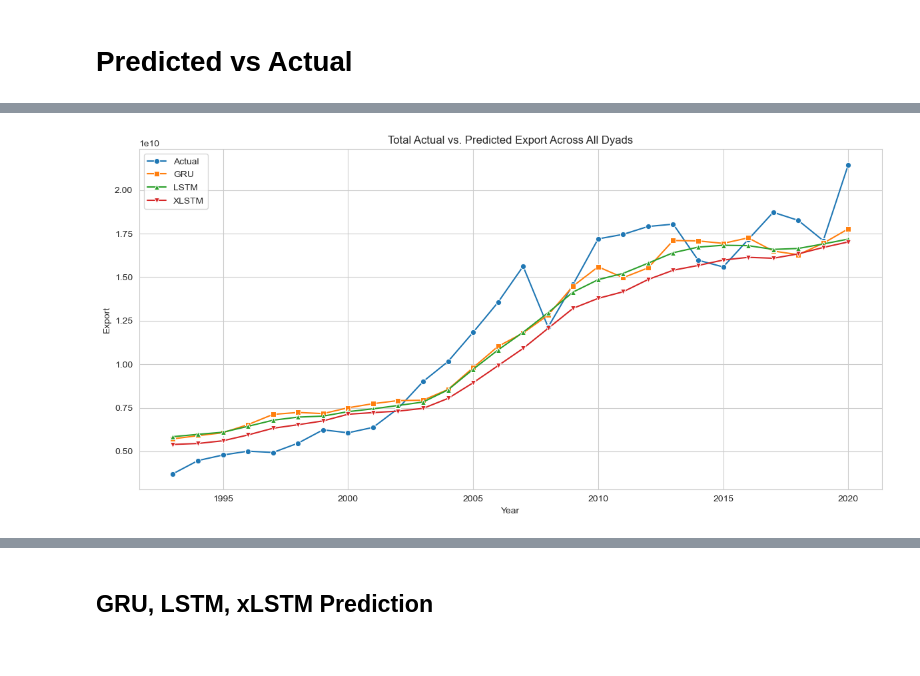
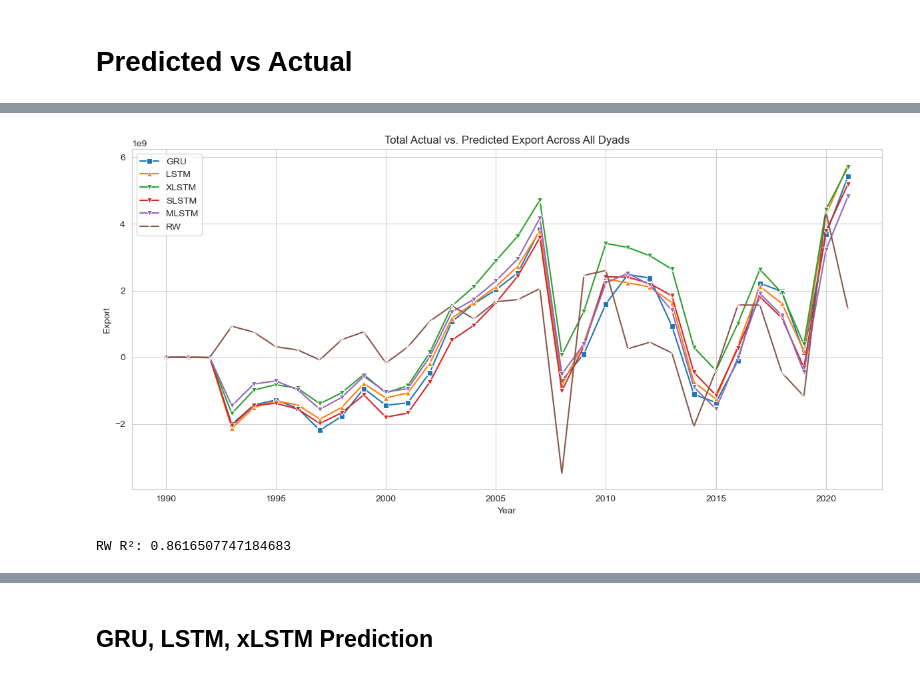
Before and after one commit to Freyness-gd/trade_under_pressure_thesis, a Jupyter notebook: src/prediction/prediction_comparison.ipynb, the cells around one changed output, grey strips where cells are left out. Drawn from its saved outputs; the diff is of its cells as text; code cells hidden in the pictures.

```diff
--- a/src/prediction/prediction_comparison.ipynb
+++ b/src/prediction/prediction_comparison.ipynb
@@ -82 +112,34 @@ FEATURES += [f"{c}_lag{index}" for c in lag_cols for index in range(1, N_LAGS +
+# %%
+# 3) Run predictions for each model
+all_preds = { name: [] for name in models }
+all_truth = []
+all_years = []
+
+with torch.no_grad():
+  for X, y, di, yr in tqdm(loader, desc="Predicting", unit="batch"):
+    X, di = X.to(device), di.to(device)
+    # collect truth & years once
+    all_truth.append(y)
+    all_years.append(yr)
+
+    for name, m in models.items():
+      y_hat = m(X, di).cpu()
+      all_preds[name].append(y_hat)
+
+# stack into arrays
+years = torch.cat(all_years).numpy().flatten()
+truth_centered = torch.cat(all_truth).numpy().flatten()
+for name in all_preds:
+  all_preds[name] = torch.cat(all_preds[name]).numpy().flatten()
+
+n_samples = len(truth_centered)
+rw_centered = df_nn[TARGET].values[:n_samples]
+
+# 4) Invert centering back to exports
+med = df_nn["EXPORT"].median()
+sd = df_nn["EXPORT"].std()
+
+truth = truth_centered * sd + med
+pred = { name: preds * sd + med for name, preds in all_preds.items() }
+pred["RW"] = rw_centered * sd + med
 # %%
@@ -147,21 +182,24 @@ df_plot = pd.DataFrame({
 # %%
 
-agg = df_plot.groupby("Year")[["Actual", "GRU", "LSTM", "XLSTM"]].sum().reset_index()
-agg = agg[agg["Year"] >= 1993]
-agg = agg[agg["Year"] <= 2020]
+agg = df_plot.groupby("Year")[["Actual", "GRU", "LSTM", "XLSTM", "SLSTM", "MLSTM", "RW"]].sum().reset_index()
+agg = agg[agg["Year"] >= 1975]
+agg = agg[agg["Year"] <= 2021]
 
 # 6) Plot them all together
 plt.figure(figsize=(12, 6))
-sns.lineplot(data=agg, x="Year", y="Actual", marker="o", label="Actual")
+# sns.lineplot(data=agg, x="Year", y="Actual", marker="o", label="Actual")
 sns.lineplot(data=agg, x="Year", y="GRU", marker="s", label="GRU")
 sns.lineplot(data=agg, x="Year", y="LSTM", marker="^", label="LSTM")
 sns.lineplot(data=agg, x="Year", y="XLSTM", marker="v", label="XLSTM")
+sns.lineplot(data=agg, x="Year", y="SLSTM", marker="v", label="SLSTM")
+sns.lineplot(data=agg, x="Year", y="MLSTM", marker="v", label="MLSTM")
+sns.lineplot(data=agg, x="Year", y="RW", marker="x", label="RW")
 plt.title("Total Actual vs. Predicted Export Across All Dyads")
 plt.xlabel("Year")
 plt.ylabel("Export")
 plt.legend()
 plt.grid(True)
 plt.tight_layout()
 plt.show()
 # %% [output]
-[figure, old version]
+[figure, new version]
@@ -168 +253,28 @@ plt.show()
+# %%
+df_dyad_rw = (
+  df_nn[df_nn["dyad_id"] == dyad_id_to_predict]
+  .sort_values("Year")
+  .loc[:, ["Year", "EXPORT_centered"]]
+  .reset_index(drop=True)
+)
+
+# Series of centered export values in time order
+exp_ctr = df_dyad_rw["EXPORT_centered"].to_numpy(dtype=float)
+
+# For horizon=1: prediction at t+1 = export(t)
+rw_ctr = exp_ctr[:-1]  # length = len(exp_ctr) - 1
+rw_raw = rw_ctr * std + med  # uncenter to match your plotting scale
+
+# --- 2) Align length with your NN predictions (safety slice) ---
+n_pred = len(dyad_preds["GRU"])  # all your NN models have this length
+if len(rw_raw) != n_pred:
+  # Keep the trailing chunk to align with how your dataset creates samples
+  rw_raw = rw_raw[-n_pred:]
+
+# Add to dict for convenience
+dyad_preds["RW"] = rw_raw
+
+print("RW R²:", tu.pseudo_r2(truth[:len(rw_raw)], rw_raw))
+# %% [output]
+RW R²: 0.8616507747184683
 # %%
```
Also changed, not shown: parts of 11 cells of this notebook, 3 other files.
